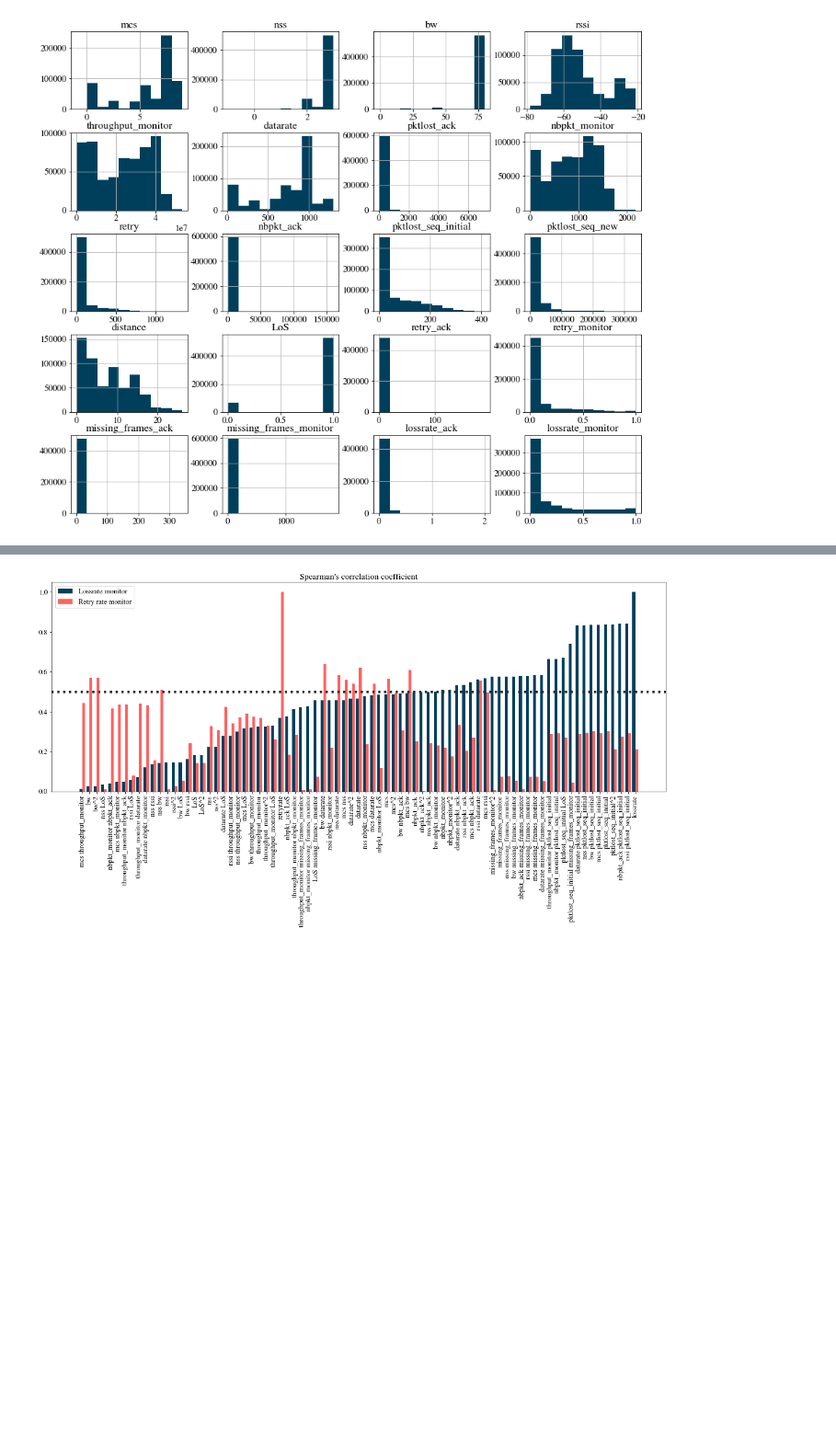
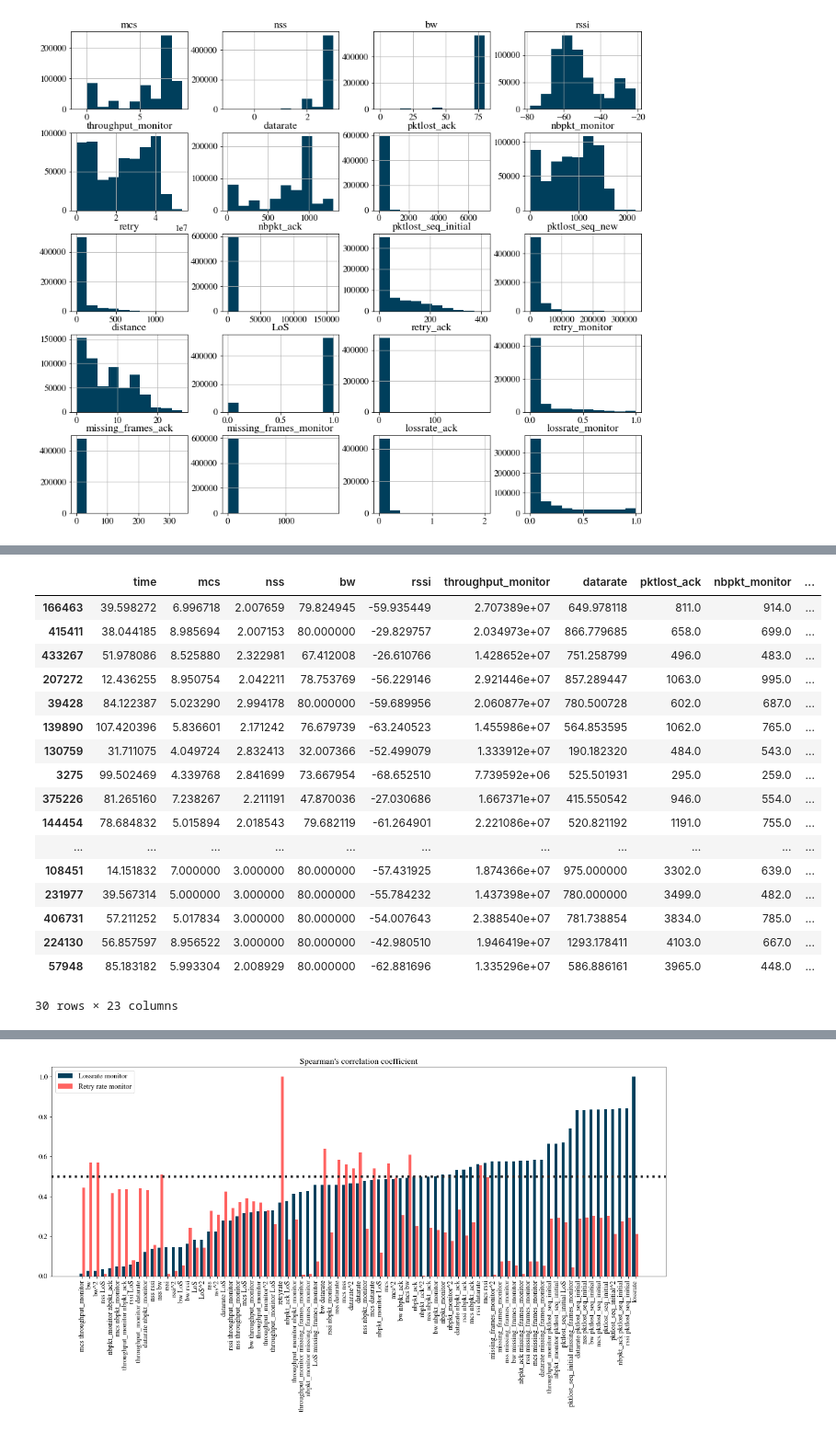
Before and after one commit to marija-stojanova/wifi-ml-complete, a Jupyter notebook: complete_model.ipynb, the cells around one changed output, grey strips where cells are left out. Shown at 92% size. Drawn from its saved outputs; the diff is of its cells as text; code cells hidden in the pictures; blank space fills up the shorter version.

```diff
--- a/complete_model.ipynb
+++ b/complete_model.ipynb
@@ -155,0 +183,21 @@ plt.show()
+# %%
+data_cleaned.sort_values(by=['missing_frames_ack']).tail(n=30)
+# %% [output]
+|  | time | mcs | nss | bw | rssi | throughput_monitor | datarate | pktlost_ack | nbpkt_monitor | ... |
+| 166463 | 39.598272 | 6.996718 | 2.007659 | 79.824945 | -59.935449 | 2.707389e+07 | 649.978118 | 811.0 | 914.0 | ... |
+| 415411 | 38.044185 | 8.985694 | 2.007153 | 80.000000 | -29.829757 | 2.034973e+07 | 866.779685 | 658.0 | 699.0 | ... |
+| 433267 | 51.978086 | 8.525880 | 2.322981 | 67.412008 | -26.610766 | 1.428652e+07 | 751.258799 | 496.0 | 483.0 | ... |
+| 207272 | 12.436255 | 8.950754 | 2.042211 | 78.753769 | -56.229146 | 2.921446e+07 | 857.289447 | 1063.0 | 995.0 | ... |
+| 39428 | 84.122387 | 5.023290 | 2.994178 | 80.000000 | -59.689956 | 2.060877e+07 | 780.500728 | 602.0 | 687.0 | ... |
+| 139890 | 107.420396 | 5.836601 | 2.171242 | 76.679739 | -63.240523 | 1.455986e+07 | 564.853595 | 1062.0 | 765.0 | ... |
+| 130759 | 31.711075 | 4.049724 | 2.832413 | 32.007366 | -52.499079 | 1.333912e+07 | 190.182320 | 484.0 | 543.0 | ... |
+| 3275 | 99.502469 | 4.339768 | 2.841699 | 73.667954 | -68.652510 | 7.739592e+06 | 525.501931 | 295.0 | 259.0 | ... |
+| 375226 | 81.265160 | 7.238267 | 2.211191 | 47.870036 | -27.030686 | 1.667371e+07 | 415.550542 | 946.0 | 554.0 | ... |
+| 144454 | 78.684832 | 5.015894 | 2.018543 | 79.682119 | -61.264901 | 2.221086e+07 | 520.821192 | 1191.0 | 755.0 | ... |
+| ... | ... | ... | ... | ... | ... | ... | ... | ... | ... | ... |
+| 108451 | 14.151832 | 7.000000 | 3.000000 | 80.000000 | -57.431925 | 1.874366e+07 | 975.000000 | 3302.0 | 639.0 | ... |
+| 231977 | 39.567314 | 5.000000 | 3.000000 | 80.000000 | -55.784232 | 1.437398e+07 | 780.000000 | 3499.0 | 482.0 | ... |
+| 406731 | 57.211252 | 5.017834 | 3.000000 | 80.000000 | -54.007643 | 2.388540e+07 | 781.738854 | 3834.0 | 785.0 | ... |
+| 224130 | 56.857597 | 8.956522 | 3.000000 | 80.000000 | -42.980510 | 1.946419e+07 | 1293.178411 | 4103.0 | 667.0 | ... |
+| 57948 | 85.183182 | 5.993304 | 2.008929 | 80.000000 | -62.881696 | 1.335296e+07 | 586.886161 | 3965.0 | 448.0 | ... |
+30 rows × 23 columns
```
Also changed, not shown: parts of 19 cells of this notebook, 2 other files.
